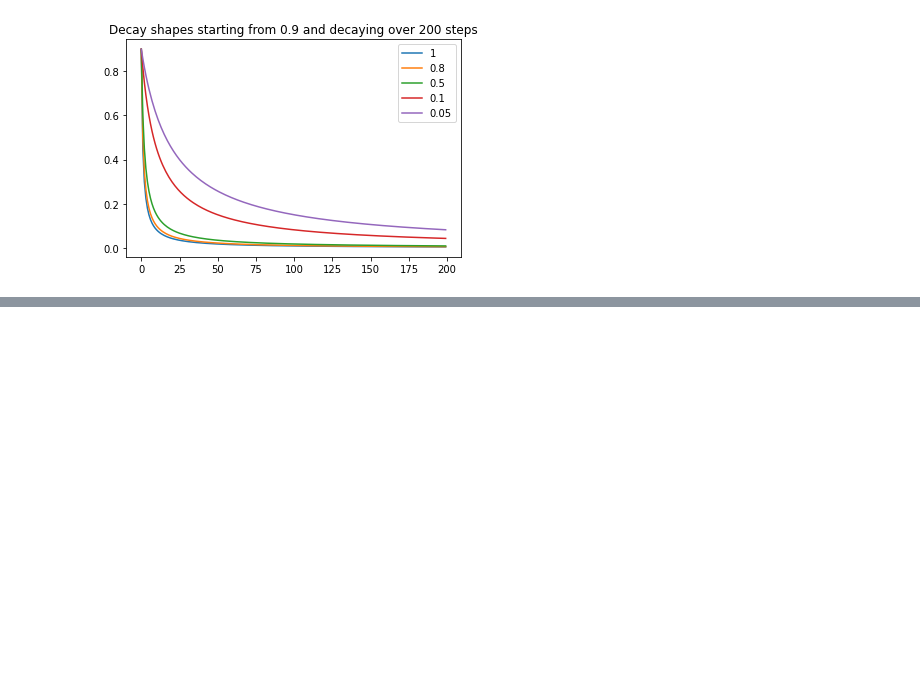
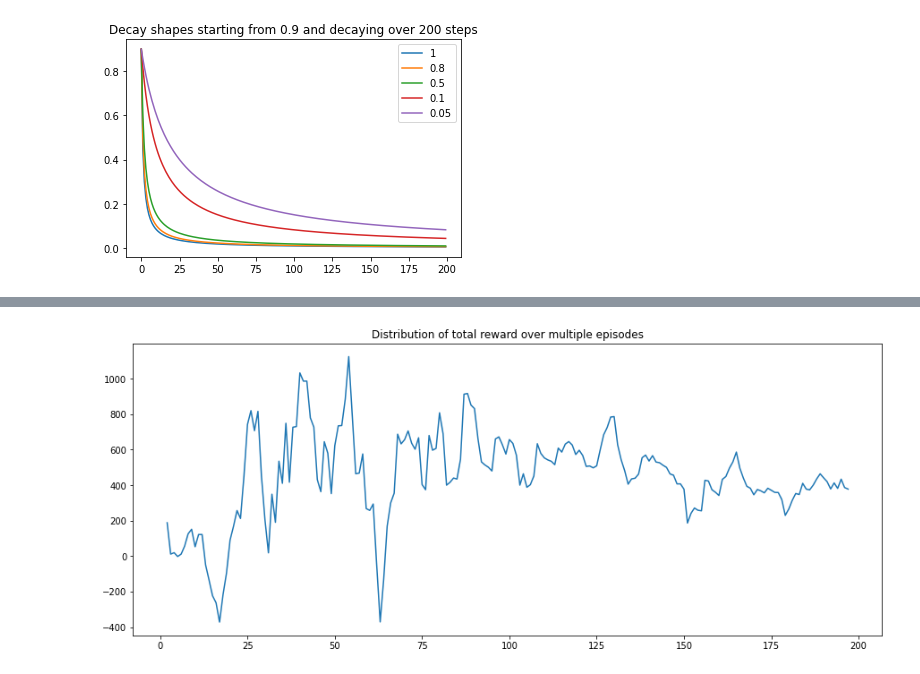
Before and after one commit to andreaalf97/reinforcement-learning, a Jupyter notebook: main.ipynb, the cells around one changed output, grey strips where cells are left out. Cells and saved outputs as stored; diff of their text form; code cells hidden in the pictures; blank space fills up the shorter version.

```diff
--- a/main.ipynb
+++ b/main.ipynb
@@ -226,0 +46,10 @@ array([[0, 0, 0, 0],
+# %%
+fig, ax = plt.subplots(1, 1, figsize=(15, 6))
+ax.plot(
+    # [i for i, _ in enumerate(log["losses"])],
+    pd.Series(log["rewards"]).rolling(5, center=True).mean().dropna(),
+)
+ax.set_title("Distribution of total reward over multiple episodes")
+fig.show();
+# %% [output]
+[figure, added]
```
Also changed, not shown: parts of 17 cells of this notebook, 4 other files.
